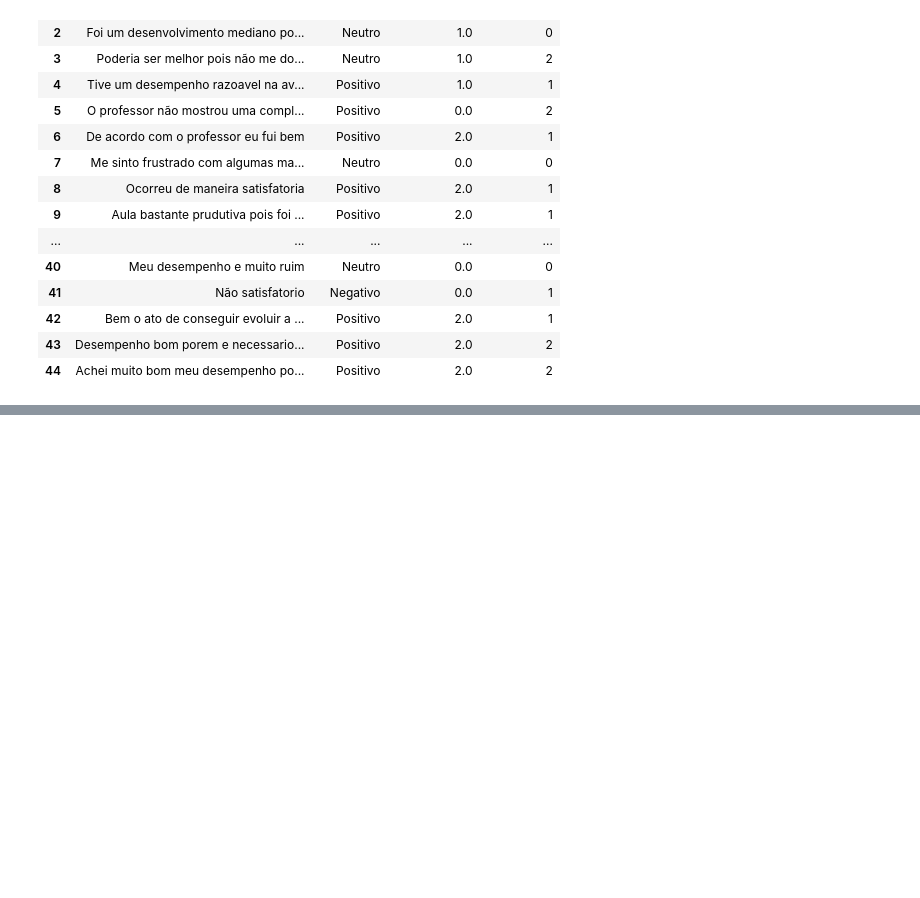
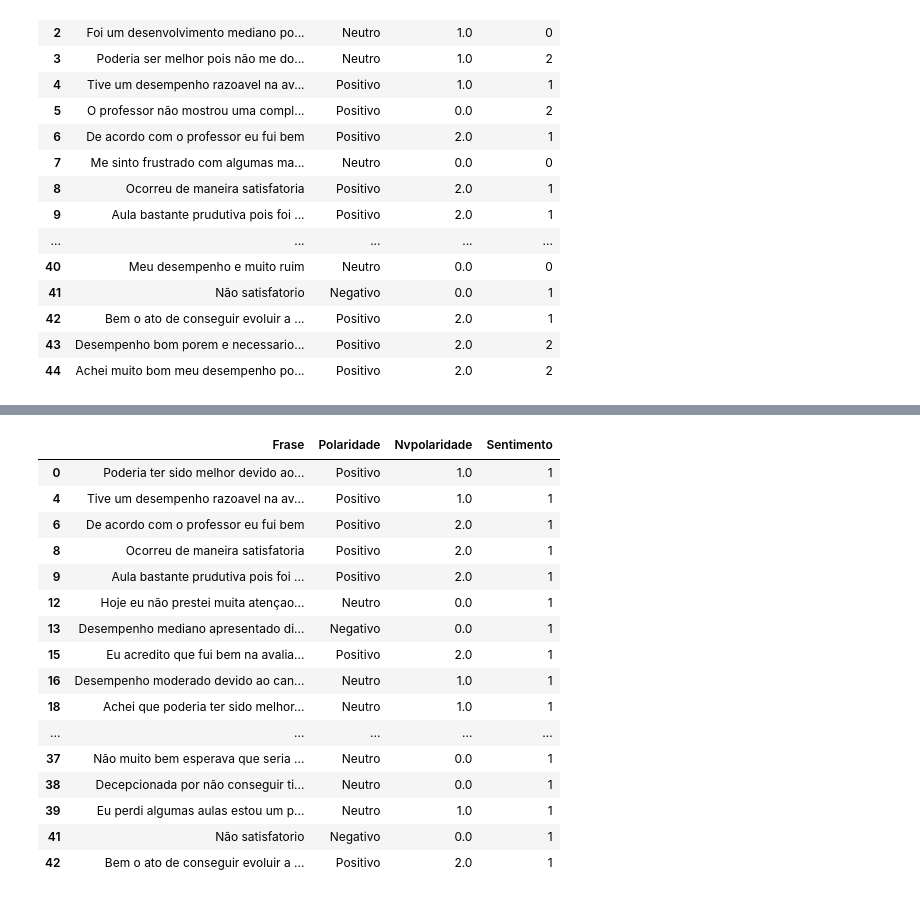
Before and after one commit to DaisonSilas/TCC, a Jupyter notebook: teste_sentilexPT.ipynb, the cells around one changed output, grey strips where cells are left out. Drawn from its saved outputs; the diff is of its cells as text; code cells hidden in the pictures; blank space fills up the shorter version.

```diff
--- a/teste_sentilexPT.ipynb
+++ b/teste_sentilexPT.ipynb
@@ -159,0 +160,20 @@ dados
+# %%
+dados.loc[dados['Sentimento']== 1]
+# %% [output]
+|  | Frase | Polaridade | Nvpolaridade | Sentimento |
+| 0 | Poderia ter sido melhor devido ao... | Positivo | 1.0 | 1 |
+| 4 | Tive um desempenho razoavel na av... | Positivo | 1.0 | 1 |
+| 6 | De acordo com o professor eu fui bem | Positivo | 2.0 | 1 |
+| 8 | Ocorreu de maneira satisfatoria | Positivo | 2.0 | 1 |
+| 9 | Aula bastante prudutiva pois foi ... | Positivo | 2.0 | 1 |
+| 12 | Hoje eu não prestei muita atençao... | Neutro | 0.0 | 1 |
+| 13 | Desempenho mediano apresentado di... | Negativo | 0.0 | 1 |
+| 15 | Eu acredito que fui bem na avalia... | Positivo | 2.0 | 1 |
+| 16 | Desempenho moderado devido ao can... | Neutro | 1.0 | 1 |
+| 18 | Achei que poderia ter sido melhor... | Neutro | 1.0 | 1 |
+| ... | ... | ... | ... | ... |
+| 37 | Não muito bem esperava que seria ... | Neutro | 0.0 | 1 |
+| 38 | Decepcionada por não conseguir ti... | Neutro | 0.0 | 1 |
+| 39 | Eu perdi algumas aulas estou um p... | Neutro | 1.0 | 1 |
+| 41 | Não satisfatorio | Negativo | 0.0 | 1 |
+| 42 | Bem o ato de conseguir evoluir a ... | Positivo | 2.0 | 1 |
```
Also changed, not shown: parts of 2 cells of this notebook.
